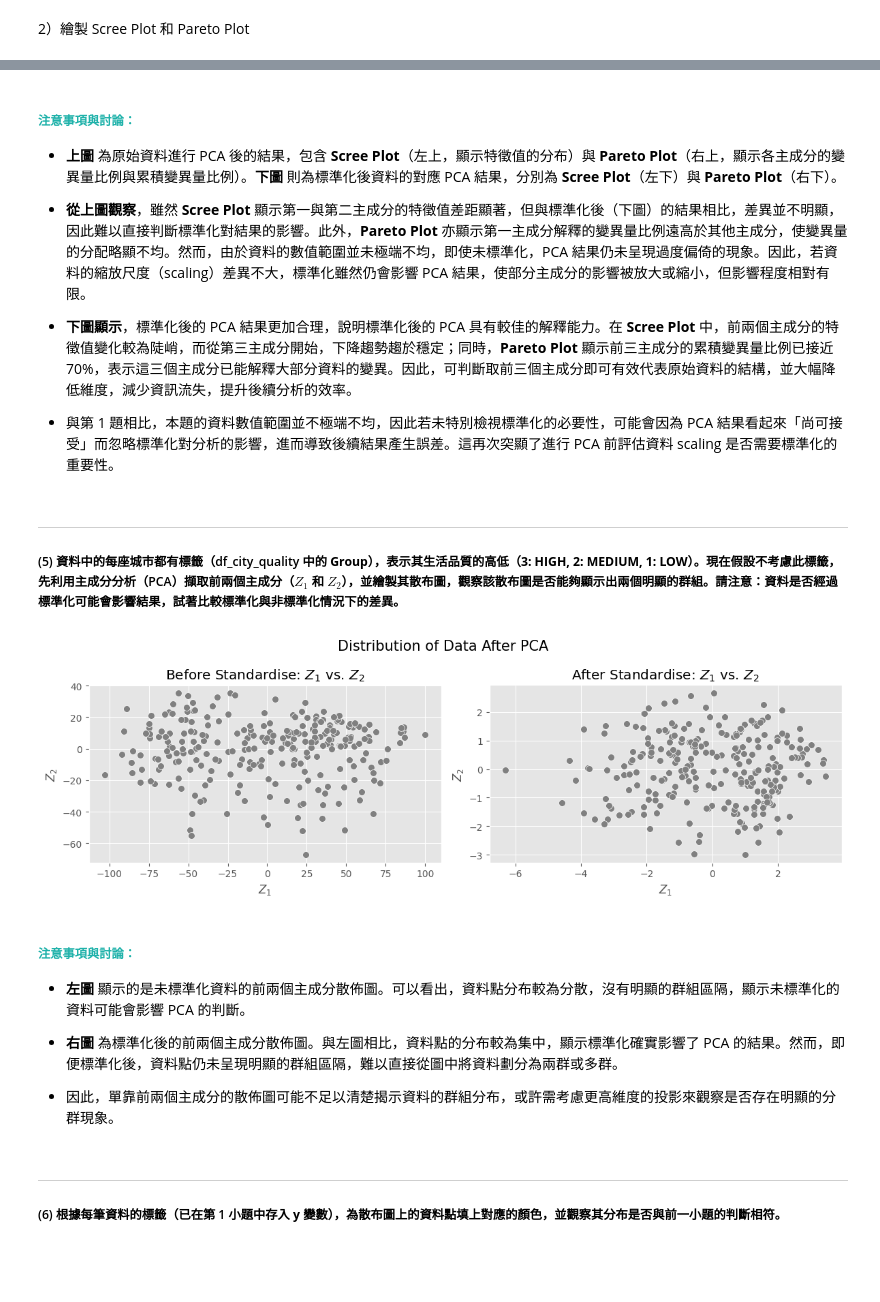
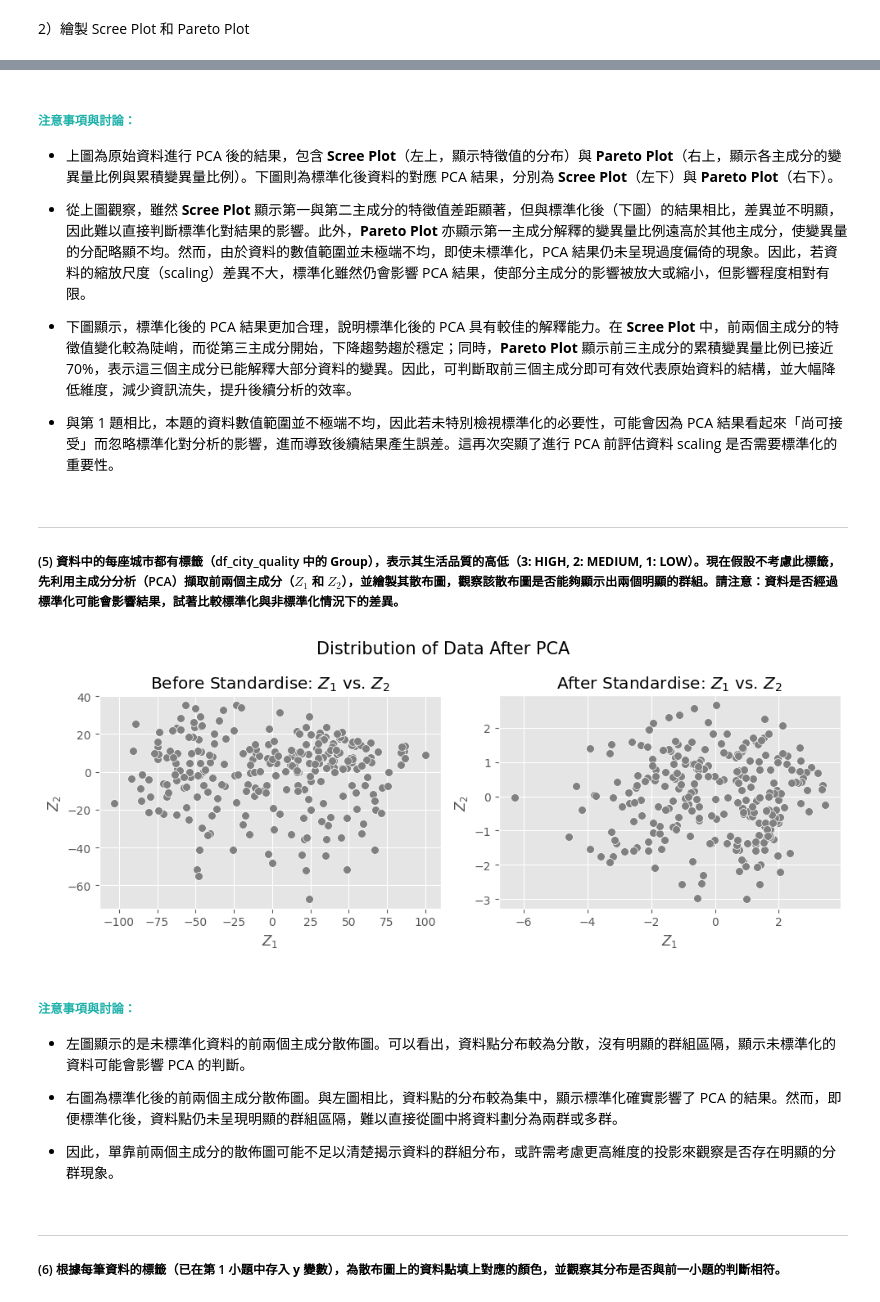
Before and after one commit to shengsia02/ShallowML, a Jupyter notebook: HW1/ShallowML_411078064_PCA.ipynb, the cells around one changed output, grey strips where cells are left out. Saved outputs shown, nothing was run; the diff lists cells and outputs as text; code cells hidden in the pictures; blank space fills up the shorter version.

```diff
--- a/HW1/ShallowML_411078064_PCA.ipynb
+++ b/HW1/ShallowML_411078064_PCA.ipynb
@@ -73,6 +87,7 @@ display(df_wine1.head())
 ##### (2) 利用 `seaborn` 套件裡的 `heatmap` 指令繪製出變數間的相關係數圖，以觀察變數間是否存在相關性。
 # %%
 # Plot the correlation matrix
+plt.style.use('default')
 plt.figure(figsize = (9, 9))
 # 計算相關係數
 R = df_wine1.corr()
@@ -491,6 +490,7 @@ display(df_city_quality1.head())
 ##### (2) 利用 `seaborn` 套件裡的 `heatmap` 指令繪製出變數間的相關係數圖，以觀察變數間是否存在相關性。
 # %%
 # Plot the correlation matrix
+plt.style.use('default')
 plt.figure(figsize = (6, 6))
 # 計算相關係數
 R = df_city_quality1.corr()
@@ -630,11 +630,11 @@ plots(eigenvalues_std, 'PCA: Standardized Data')
 # %% [markdown]
 ##### **<font color=lightseagreen>注意事項與討論：</font>**
 
-- **上圖** 為原始資料進行 PCA 後的結果，包含 **Scree Plot**（左上，顯示特徵值的分布）與 **Pareto Plot**（右上，顯示各主成分的變異量比例與累積變異量比例）。**下圖** 則為標準化後資料的對應 PCA 結果，分別為 **Scree Plot**（左下）與 **Pareto Plot**（右下）。
+- 上圖為原始資料進行 PCA 後的結果，包含 **Scree Plot**（左上，顯示特徵值的分布）與 **Pareto Plot**（右上，顯示各主成分的變異量比例與累積變異量比例）。下圖則為標準化後資料的對應 PCA 結果，分別為 **Scree Plot**（左下）與 **Pareto Plot**（右下）。
 
-- **從上圖觀察**，雖然 **Scree Plot** 顯示第一與第二主成分的特徵值差距顯著，但與標準化後（下圖）的結果相比，差異並不明顯，因此難以直接判斷標準化對結果的影響。此外，**Pareto Plot** 亦顯示第一主成分解釋的變異量比例遠高於其他主成分，使變異量的分配略顯不均。然而，由於資料的數值範圍並未極端不均，即使未標準化，PCA 結果仍未呈現過度偏倚的現象。因此，若資料的縮放尺度（scaling）差異不大，標準化雖然仍會影響 PCA 結果，使部分主成分的影響被放大或縮小，但影響程度相對有限。
+- 從上圖觀察，雖然 **Scree Plot** 顯示第一與第二主成分的特徵值差距顯著，但與標準化後（下圖）的結果相比，差異並不明顯，因此難以直接判斷標準化對結果的影響。此外，**Pareto Plot** 亦顯示第一主成分解釋的變異量比例遠高於其他主成分，使變異量的分配略顯不均。然而，由於資料的數值範圍並未極端不均，即使未標準化，PCA 結果仍未呈現過度偏倚的現象。因此，若資料的縮放尺度（scaling）差異不大，標準化雖然仍會影響 PCA 結果，使部分主成分的影響被放大或縮小，但影響程度相對有限。
 
-- **下圖顯示**，標準化後的 PCA 結果更加合理，說明標準化後的 PCA 具有較佳的解釋能力。在 **Scree Plot** 中，前兩個主成分的特徵值變化較為陡峭，而從第三主成分開始，下降趨勢趨於穩定；同時，**Pareto Plot** 顯示前三主成分的累積變異量比例已接近 70%，表示這三個主成分已能解釋大部分資料的變異。因此，可判斷取前三個主成分即可有效代表原始資料的結構，並大幅降低維度，減少資訊流失，提升後續分析的效率。
+- 下圖顯示，標準化後的 PCA 結果更加合理，說明標準化後的 PCA 具有較佳的解釋能力。在 **Scree Plot** 中，前兩個主成分的特徵值變化較為陡峭，而從第三主成分開始，下降趨勢趨於穩定；同時，**Pareto Plot** 顯示前三主成分的累積變異量比例已接近 70%，表示這三個主成分已能解釋大部分資料的變異。因此，可判斷取前三個主成分即可有效代表原始資料的結構，並大幅降低維度，減少資訊流失，提升後續分析的效率。
 
 - 與第 1 題相比，本題的資料數值範圍並不極端不均，因此若未特別檢視標準化的必要性，可能會因為 PCA 結果看起來「尚可接受」而忽略標準化對分析的影響，進而導致後續結果產生誤差。這再次突顯了進行 PCA 前評估資料 scaling 是否需要標準化的重要性。
 # %% [markdown]
@@ -643,29 +643,29 @@ plots(eigenvalues_std, 'PCA: Standardized Data')
 ##### (5) 資料中的每座城市都有標籤（df_city_quality 中的 **Group**），表示其生活品質的高低（**3: HIGH, 2: MEDIUM, 1: LOW**）。現在假設不考慮此標籤，先利用主成分分析（PCA）擷取前兩個主成分（$Z_1$ 和 $Z_2$），並繪製其散布圖，觀察該散布圖是否能夠顯示出兩個明顯的群組。請注意：資料是否經過標準化可能會影響結果，試著比較標準化與非標準化情況下的差異。
 # %%
 plt.style.use('ggplot')
-fig, ax = plt.subplots(1, 2, figsize=(12, 4))
+fig, ax = plt.subplots(1, 2, figsize=(10, 4))
 
 ax[0].scatter(Z[:, 0], Z[:, 1], edgecolors='w', color='gray', s=50)
 ax[0].set_xlabel('$Z_1$')
 ax[0].set_ylabel('$Z_2$')
 ax[0].set_title('Before Standardise: $Z_1$ vs. $Z_2$')
 
 ax[1].scatter(Z_std[:, 0], Z_std[:, 1], edgecolors='w', color='gray', s=50)
 ax[1].set_xlabel('$Z_1$')
 ax[1].set_ylabel('$Z_2$')
 ax[1].set_title('After Standardise: $Z_1$ vs. $Z_2$')
 
 plt.suptitle('Distribution of Data After PCA', fontsize=15)
 plt.tight_layout()
 plt.show()
 # %% [output]
-[figure, old version]
+[figure, new version]
 # %% [markdown]
 ##### **<font color=lightseagreen>注意事項與討論：</font>**
 
-- **左圖** 顯示的是未標準化資料的前兩個主成分散佈圖。可以看出，資料點分布較為分散，沒有明顯的群組區隔，顯示未標準化的資料可能會影響 PCA 的判斷。
+- 左圖顯示的是未標準化資料的前兩個主成分散佈圖。可以看出，資料點分布較為分散，沒有明顯的群組區隔，顯示未標準化的資料可能會影響 PCA 的判斷。
 
-- **右圖** 為標準化後的前兩個主成分散佈圖。與左圖相比，資料點的分布較為集中，顯示標準化確實影響了 PCA 的結果。然而，即便標準化後，資料點仍未呈現明顯的群組區隔，難以直接從圖中將資料劃分為兩群或多群。
+- 右圖為標準化後的前兩個主成分散佈圖。與左圖相比，資料點的分布較為集中，顯示標準化確實影響了 PCA 的結果。然而，即便標準化後，資料點仍未呈現明顯的群組區隔，難以直接從圖中將資料劃分為兩群或多群。
 
 - 因此，單靠前兩個主成分的散佈圖可能不足以清楚揭示資料的群組分布，或許需考慮更高維度的投影來觀察是否存在明顯的分群現象。
 # %% [markdown]
```
Also changed, not shown: parts of 54 cells of this notebook, 4 other files.
